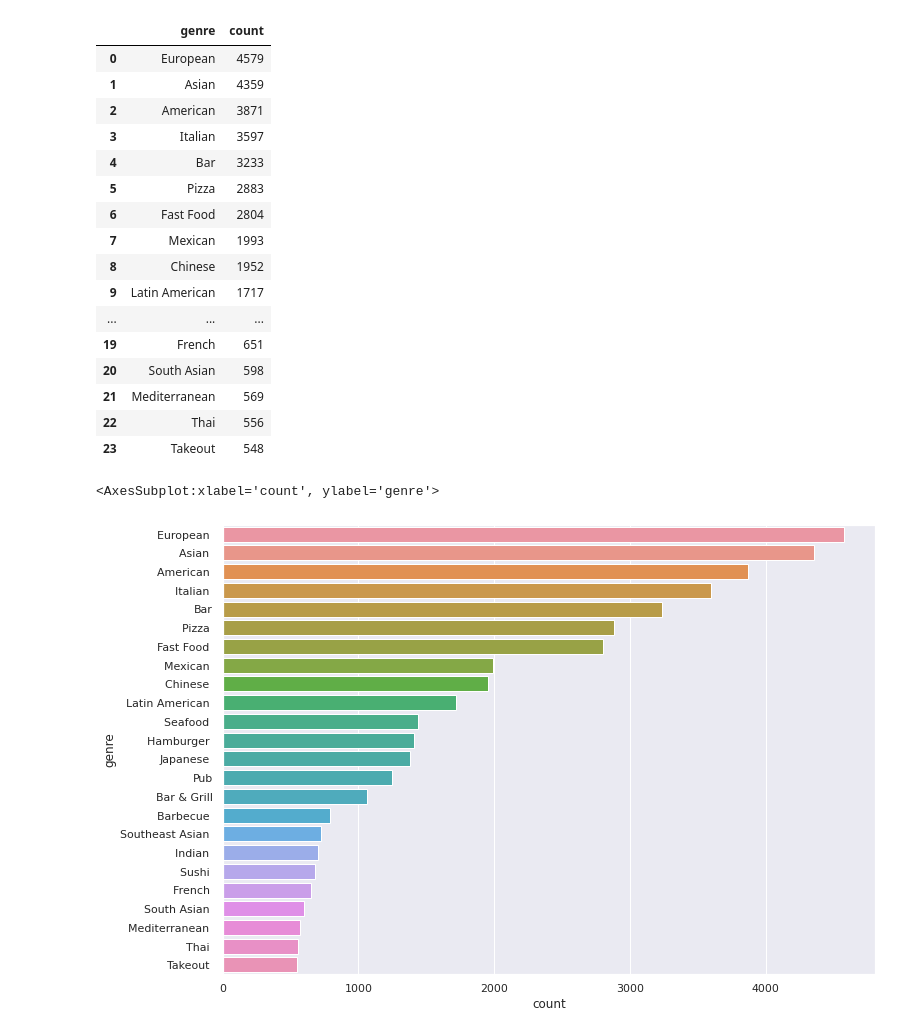
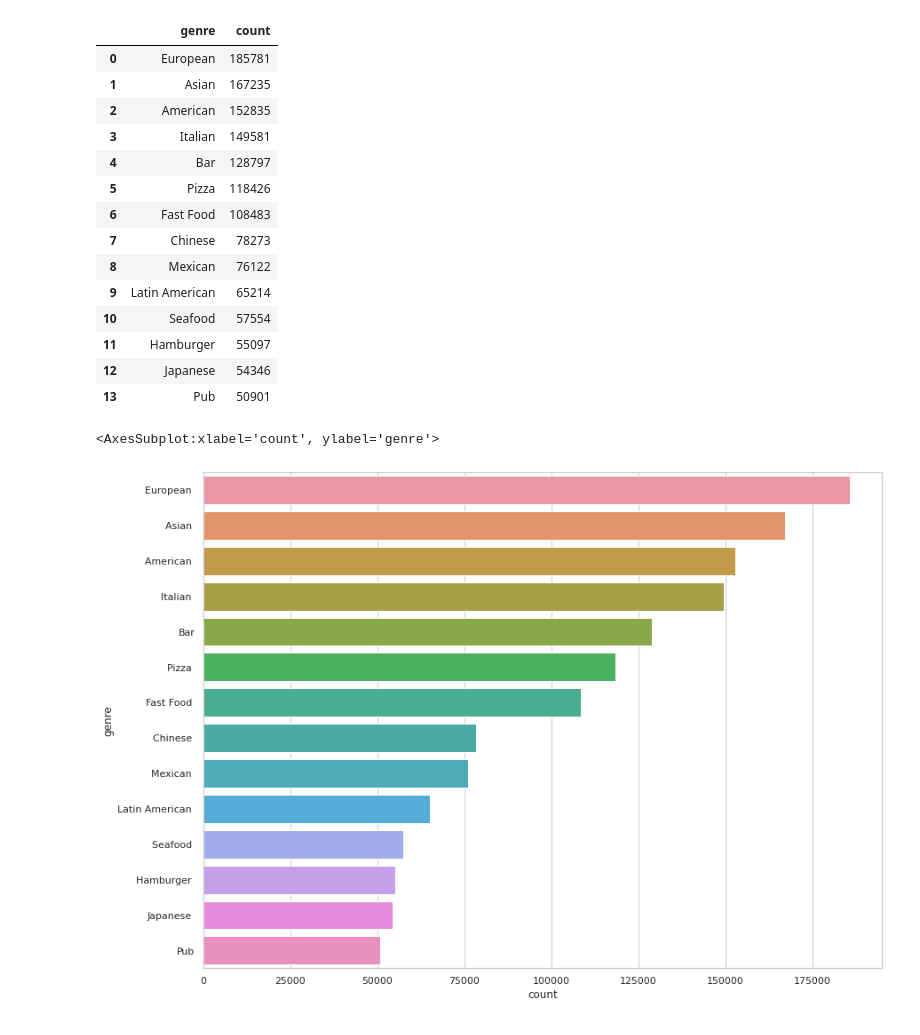
Before and after one commit to Huang-W/google-local-reviews, a Jupyter notebook: review_eda.ipynb, the cells around one changed output. Cells and saved outputs as stored; diff of their text form; code cells hidden in the pictures.

```diff
--- a/review_eda.ipynb
+++ b/review_eda.ipynb
@@ -33,5 +32,0 @@ client
-# %%
-%%time
-x = np.random.normal(10, 0.1, size=(20000, 20000))
-y = x.mean(axis=0)[::100]
-y
@@ -58,5 +32,0 @@ array([10.00058862, 10.00110813,  9.9990757 , 10.00156842,  9.99928966,
-# %%
-%%time
-x = da.random.normal(10, 0.1, size=(20000, 20000), chunks=(1000, 1000))
-y = x.mean(axis=0)[::100]
-y.compute()
@@ -131,3 +37,0 @@ Name: rating, dtype: int64
-# %%
-sns.set_theme(); np.random.seed(0)
-sns.distplot(ratings)
@@ -186,6 +173,6 @@ Index(['Restaurant', 'Hotel', 'European Restaurant', 'Asian Restaurant',
 category_series = pd.Series(category)
 restaurants = category_series[category_series.index.str.contains("Restaurant") | category_series.index.str.contains("Bar") | category_series.index.str.contains("Pub") ].sort_values(ascending=False)
 restaurants.drop(["Restaurant"], inplace=True)
-populars = restaurants[restaurants > 500]
+populars = restaurants[restaurants > 50000]
 populars
 # %% [output]
@@ -214,24 +199,22 @@ pd_df = pd.DataFrame(data={
 pd_df
 # %% [output]
 |  | genre | count |
-| 0 | European | 4579 |
-| 1 | Asian | 4359 |
-| 2 | American | 3871 |
-| 3 | Italian | 3597 |
-| 4 | Bar | 3233 |
-| 5 | Pizza | 2883 |
-| 6 | Fast Food | 2804 |
-| 7 | Mexican | 1993 |
-| 8 | Chinese | 1952 |
-| 9 | Latin American | 1717 |
-| ... | ... | ... |
-| 19 | French | 651 |
-| 20 | South Asian | 598 |
-| 21 | Mediterranean | 569 |
-| 22 | Thai | 556 |
-| 23 | Takeout | 548 |
+| 0 | European | 185781 |
+| 1 | Asian | 167235 |
+| 2 | American | 152835 |
+| 3 | Italian | 149581 |
+| 4 | Bar | 128797 |
+| 5 | Pizza | 118426 |
+| 6 | Fast Food | 108483 |
+| 7 | Chinese | 78273 |
+| 8 | Mexican | 76122 |
+| 9 | Latin American | 65214 |
+| 10 | Seafood | 57554 |
+| 11 | Hamburger | 55097 |
+| 12 | Japanese | 54346 |
+| 13 | Pub | 50901 |
 # %%
-sns.barplot(y="genre", x="count", data=pd_df)
+sns.barplot(y="genre", x="count", data=pd_df, capsize=.2)
 # %% [output]
 <AxesSubplot:xlabel='count', ylabel='genre'>
-[figure, old version]
+[figure, new version]
```
Also changed, not shown: parts of 37 cells of this notebook, 3 other files.
